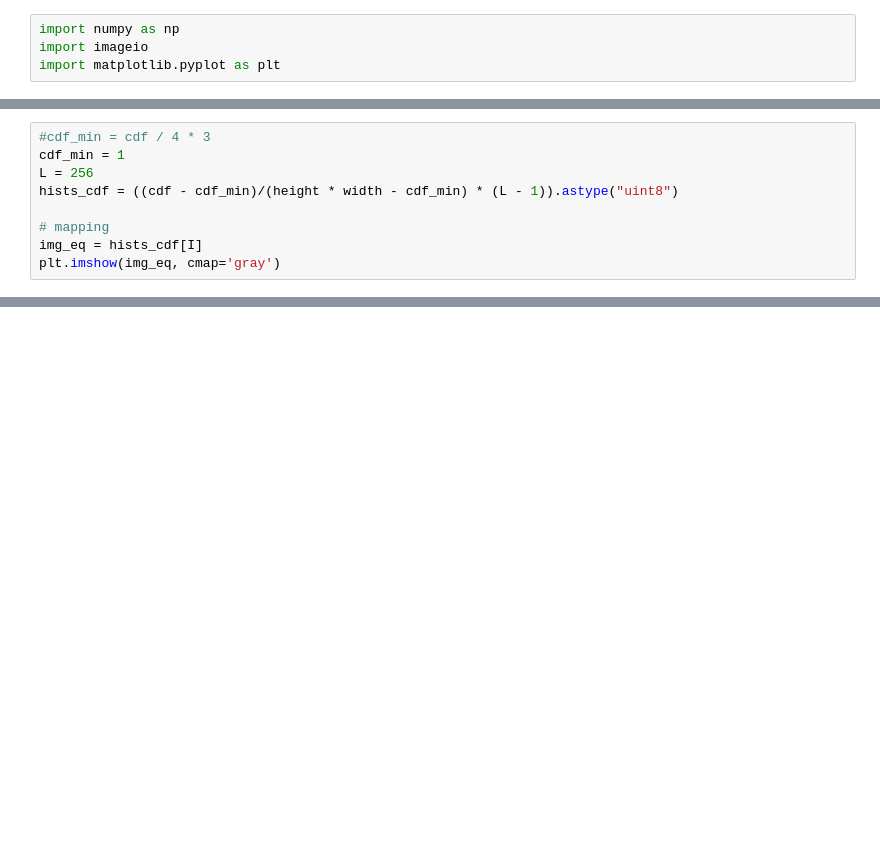
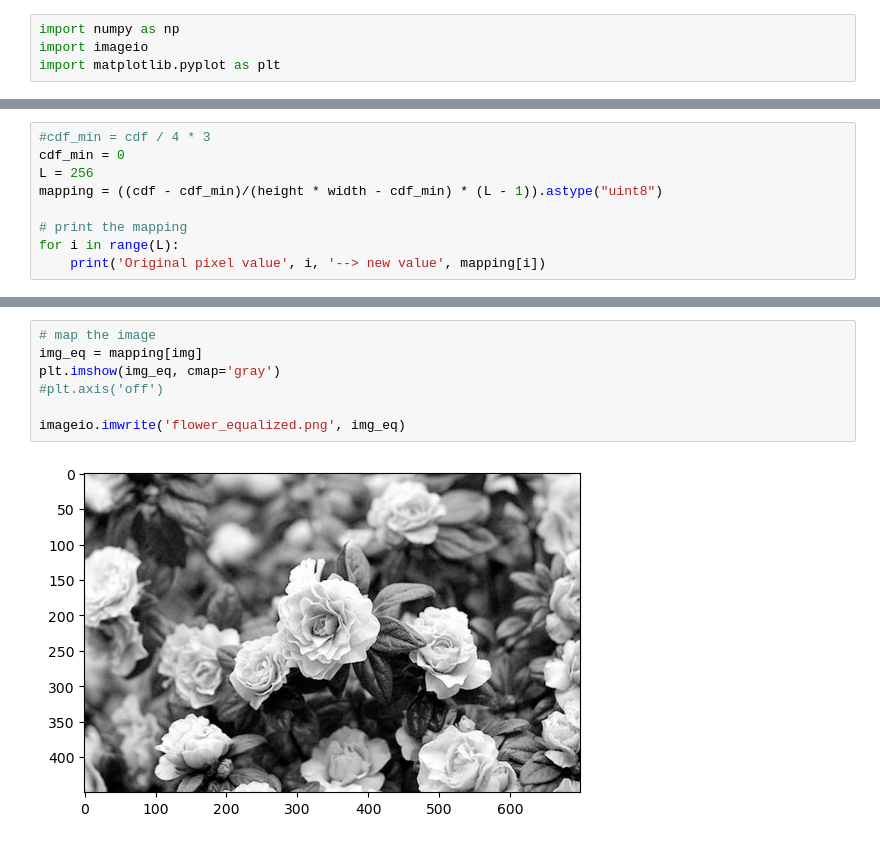
Before and after one commit to yanrpi/bmed-4460-6460, a Jupyter notebook: 02_Histogram/04_histogram_equalization.ipynb, the cells around one changed output, grey strips where cells are left out. Saved outputs shown, nothing was run; the diff lists cells and outputs as text; blank space fills up the shorter version.

```diff
--- a/02_Histogram/04_histogram_equalization.ipynb
+++ b/02_Histogram/04_histogram_equalization.ipynb
@@ -46,9 +50,9 @@ plt.show()
 # %%
 #cdf_min = cdf / 4 * 3
-cdf_min = 1
+cdf_min = 0
 L = 256
-hists_cdf = ((cdf - cdf_min)/(height * width - cdf_min) * (L - 1)).astype("uint8")
+mapping = ((cdf - cdf_min)/(height * width - cdf_min) * (L - 1)).astype("uint8")
 
-# mapping
-img_eq = hists_cdf[I]
-plt.imshow(img_eq, cmap='gray')
+# print the mapping
+for i in range(L):
+    print('Original pixel value', i, '--> new value', mapping[i])
@@ -55,3 +77,12 @@ plt.imshow(img_eq, cmap='gray')
+# %%
+# map the image
+img_eq = mapping[img]
+plt.imshow(img_eq, cmap='gray')
+#plt.axis('off')
+
+imageio.imwrite('flower_equalized.png', img_eq)
+# %% [output]
+[figure, added]
 # %%
 #
 # 2. Show the equalized histogram and
```
Also changed, not shown: parts of 4 cells of this notebook.
